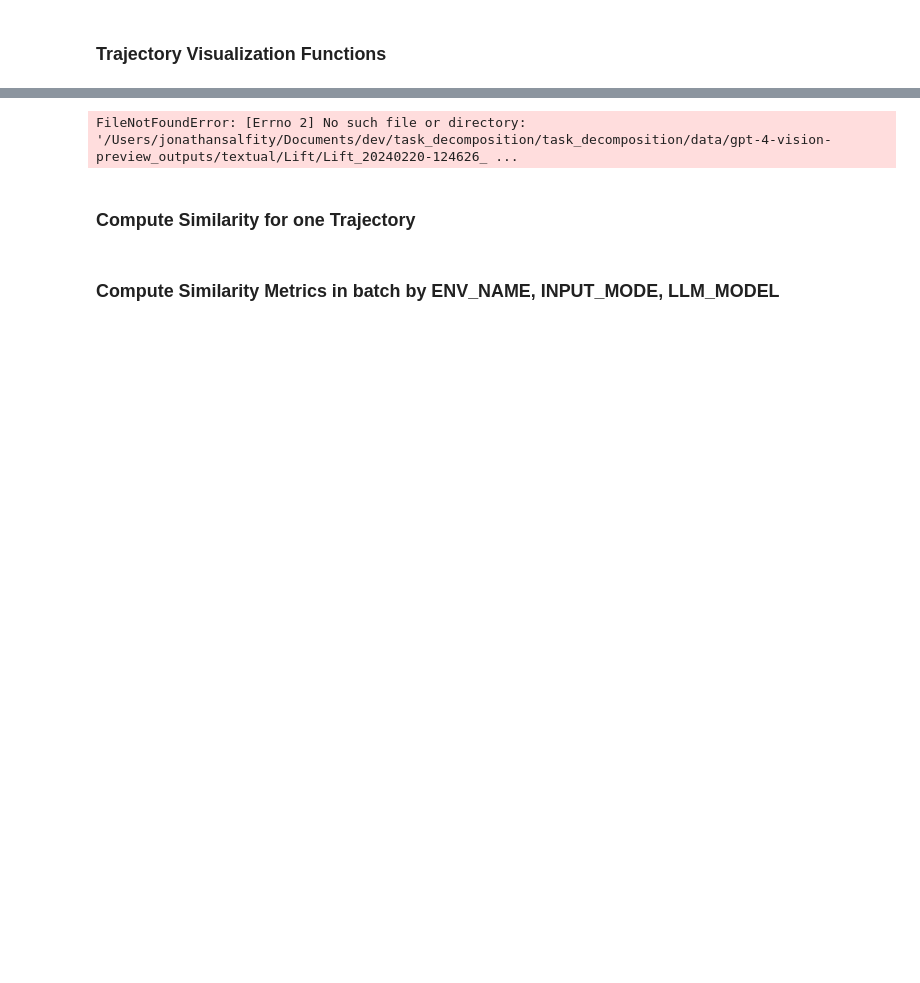
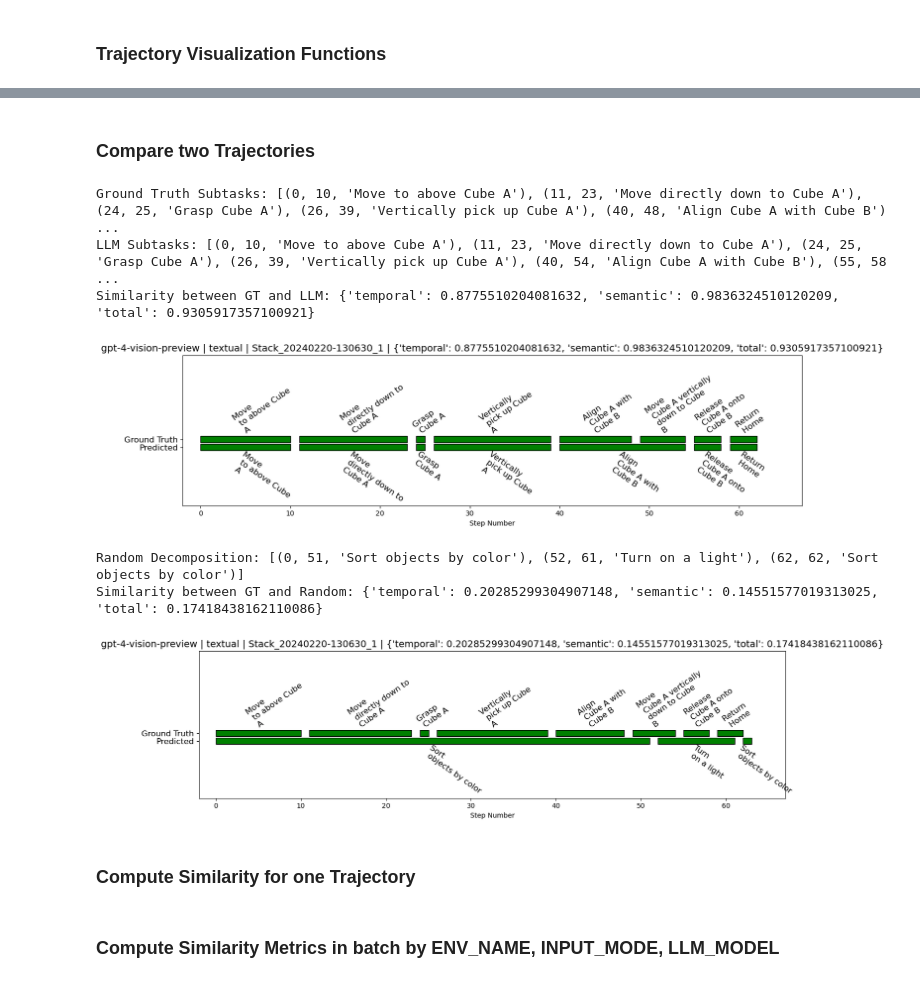
Before and after one commit to jsalfity/task_decomposition, a Jupyter notebook: task_decomposition/analysis/compare_GPT_groundtruth.ipynb, the cells around one changed output, grey strips where cells are left out. Cells and saved outputs as stored; diff of their text form; code cells hidden in the pictures; blank space fills up the shorter version.

```diff
--- a/task_decomposition/analysis/compare_GPT_groundtruth.ipynb
+++ b/task_decomposition/analysis/compare_GPT_groundtruth.ipynb
@@ -123,16 +143,18 @@ def plot_trajectory_decomposition(actual, predicted, title, ax=None):
+# %% [markdown]
+### Compare two Trajectories
 # %%
 ## visualize individual trajectory decompositions
 # Example 1
-# llm_model = "gpt-4-vision-pro"
-# input_mode = "textual"
-# env_name = "NutAssemblySquare"
-# runid = "NutAssemblySquare_20240225-160456_0"
+llm_model = "gpt-4-vision-preview"
+input_mode = "textual"
+env_name = "Stack"
+runid = "Stack_20240220-130630_1"
 
 # Example 2
-llm_model = "gpt-4-vision-preview"
-input_mode = "textual"
-env_name = "Lift"
-runid = "Lift_20240220-124626_1"
+# llm_model = "gpt-4-vision-preview"
+# input_mode = "textual"
+# env_name = "Lift"
+# runid = "Lift_20240220-124626_1"
 
 # Example 3
 # llm_model = "video-llava"
@@ -145,36 +167,42 @@ runid = "Lift_20240220-124626_1"
 gt_file = ROBOT_TRAJ_GROUNDTRUTH_DATA_PATH(env_name)+f"/{runid}_gt.txt"
 llm_file = LLM_OUTPUT_PATH(llm_model, input_mode, env_name)+f"/{runid}.json"
 
 gt_subtasks = extract_subtask_from_groundtruth_file(filepath=gt_file)
 llm_subtasks = extract_subtask_from_LLM_output_file(filepath=llm_file,
                                                     llm_model=llm_model)
 
 print(f"Ground Truth Subtasks: {gt_subtasks}")
 print(f"LLM Subtasks: {llm_subtasks}")
 
 similarity = get_subtask_similarity(gt_subtasks, llm_subtasks)
 print(f"Similarity between GT and LLM: {similarity}")
 
 # # create new figure
 fig, ax = plt.subplots(figsize=(14, 4))
 title = f"{env_name} Environment, Total{similarity['total']:.2f}, Temporal: {similarity['temporal']:.2f}, Semantic Similarity: {similarity['semantic']:.2f}"
-plot_trajectory_decomposition(actual=gt_subtasks,
+plot_compare_two_trajectories(actual=gt_subtasks,
                               predicted=llm_subtasks,
                               title=f"{llm_model} | {input_mode} | {runid} | {similarity}",
                               ax=ax)
 
 random_subtask_decomposition = get_random_subtask_decomposition(gt_subtasks[-1][END_STEP_IDX])
 print(f"Random Decomposition: {random_subtask_decomposition}")
 similarity = get_subtask_similarity(gt_subtasks, random_subtask_decomposition)
 print(f"Similarity between GT and Random: {similarity}")
 fig, ax = plt.subplots(figsize=(14, 4))
 title = f"{env_name} Environment, Total{similarity['total']:.2f}, Temporal: {similarity['temporal']:.2f}, Semantic Similarity: {similarity['semantic']:.2f}"
-plot_trajectory_decomposition(actual=gt_subtasks,
+plot_compare_two_trajectories(actual=gt_subtasks,
                               predicted=random_subtask_decomposition,
                               title=f"{llm_model} | {input_mode} | {runid} | {similarity}",
                               ax=ax)
 # %% [output]
-FileNotFoundError: [Errno 2] No such file or directory: '/Users/jonathansalfity/Documents/dev/task_decomposition/task_decomposition/data/gpt-4-vision-preview_outputs/textual/Lift/Lift_20240220-124626_ ...
+Ground Truth Subtasks: [(0, 10, 'Move to above Cube A'), (11, 23, 'Move directly down to Cube A'), (24, 25, 'Grasp Cube A'), (26, 39, 'Vertically pick up Cube A'), (40, 48, 'Align Cube A with Cube B') ...
+LLM Subtasks: [(0, 10, 'Move to above Cube A'), (11, 23, 'Move directly down to Cube A'), (24, 25, 'Grasp Cube A'), (26, 39, 'Vertically pick up Cube A'), (40, 54, 'Align Cube A with Cube B'), (55, 58 ...
+Similarity between GT and LLM: {'temporal': 0.8775510204081632, 'semantic': 0.9836324510120209, 'total': 0.9305917357100921}
+[figure, added]
+Random Decomposition: [(0, 51, 'Sort objects by color'), (52, 61, 'Turn on a light'), (62, 62, 'Sort objects by color')]
+Similarity between GT and Random: {'temporal': 0.20285299304907148, 'semantic': 0.14551577019313025, 'total': 0.17418438162110086}
+[figure, added]
 # %% [markdown]
 ### Compute Similarity for one Trajectory
 # %%
```
Also changed, not shown: parts of 7 cells of this notebook, 31 other files.
